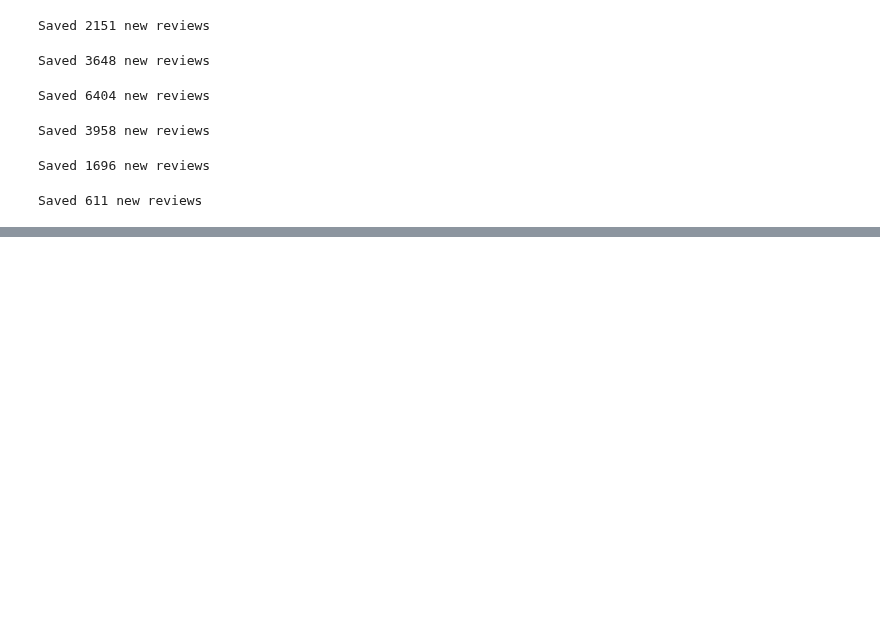
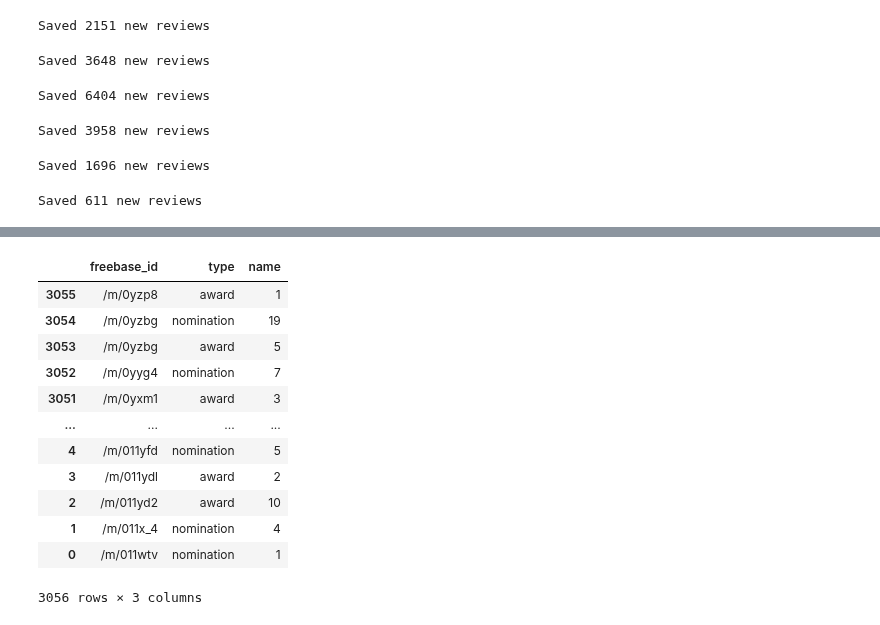
Before and after one commit to epfl-ada/ada-2023-project-radatouille, a Jupyter notebook: scrap.ipynb, the cells around one changed output, grey strips where cells are left out. Drawn from its saved outputs; the diff is of its cells as text; code cells hidden in the pictures; blank space fills up the shorter version.

Commit message:
wikidata awards scrap

```diff
--- a/scrap.ipynb
+++ b/scrap.ipynb
@@ -542,0 +611,10 @@ scrap_metacritics(new_cmu_movies.loc[~(new_cmu_movies["imdb_id"].isna()) & ~(new
+# %%
+def get_awards_nominations(movies, batch_size=250):
+    results = []
+    for i in tqdm(range(0, len(movies), batch_size), total=len(movies)//batch_size):
+        batch = movies[i:i+batch_size]
+        freebase_ids = batch['freebase_id'].tolist()
+        results.append(get_awards_nominations_batch(freebase_ids))
+    return pd.concat(results)
+# %%
+awards = get_awards_nominations(new_cmu_movies)
@@ -542,0 +629,16 @@ scrap_metacritics(new_cmu_movies.loc[~(new_cmu_movies["imdb_id"].isna()) & ~(new
+# %%
+awards.groupby(['freebase_id', 'type']).count().reset_index().sort_values(by='freebase_id', ascending=False)
+# %% [output]
+|  | freebase_id | type | name |
+| 3055 | /m/0yzp8 | award | 1 |
+| 3054 | /m/0yzbg | nomination | 19 |
+| 3053 | /m/0yzbg | award | 5 |
+| 3052 | /m/0yyg4 | nomination | 7 |
+| 3051 | /m/0yxm1 | award | 3 |
+| ... | ... | ... | ... |
+| 4 | /m/011yfd | nomination | 5 |
+| 3 | /m/011ydl | award | 2 |
+| 2 | /m/011yd2 | award | 10 |
+| 1 | /m/011x_4 | nomination | 4 |
+| 0 | /m/011wtv | nomination | 1 |
+3056 rows × 3 columns
```
Also changed, not shown: parts of 6 cells of this notebook, 2 other files.
